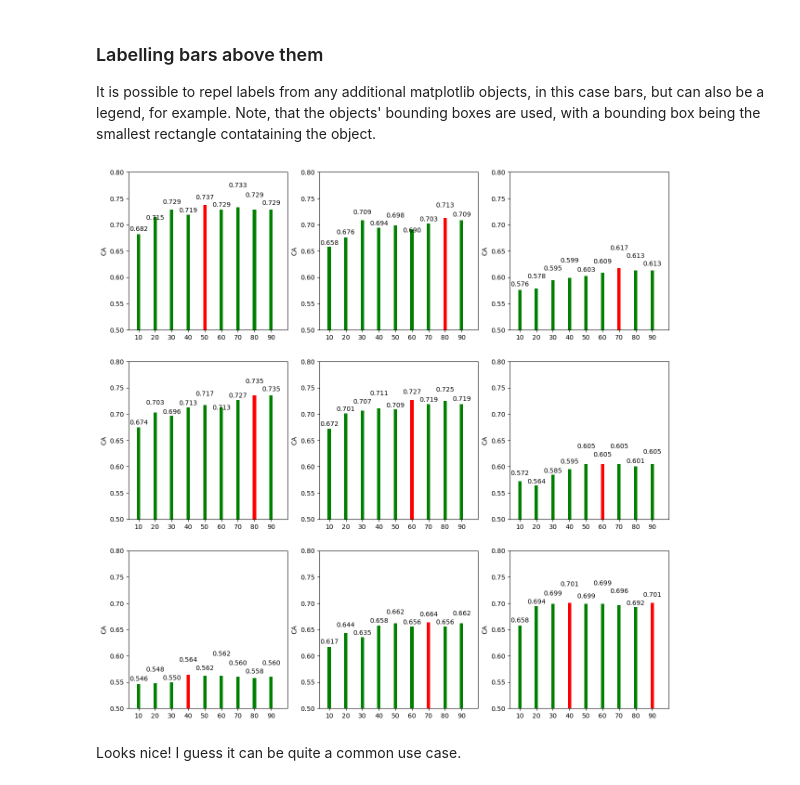
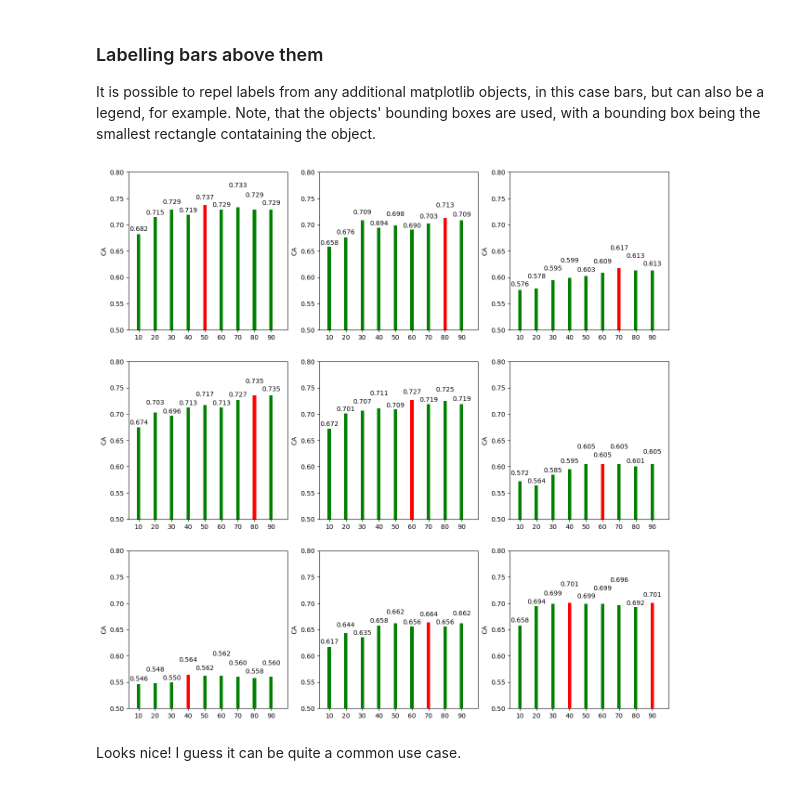
Before and after one commit to Phlya/adjustText, a Jupyter notebook: docs/source/Examples.ipynb, the cells around one changed output. Cells and saved outputs as stored; diff of their text form; code cells hidden in the pictures.

```diff
--- a/docs/source/Examples.ipynb
+++ b/docs/source/Examples.ipynb
@@ -196,28 +196,28 @@ data = [{'rf': [[10, 0.682312925170068], [20, 0.714904143475572], [30, 0.7291074
 
 fig = plt.figure(facecolor="w",figsize=(15,15))
 for i,result in enumerate(data):
 # Let's plot the bars
     ax=fig.add_subplot(3,3,i+1)
     x = [item[0] for item in result['rf']]
     y = [item[1] for item in result['rf']]
     ax.axis(ymin=0.5,ymax=0.8,xmin=4,xmax=100)
     bars=ax.bar(x,y,color='green',tick_label=x,width=2)
 # And add the labels, while changing the colour of some of the bars
     texts=[]
     for j,rect in enumerate(bars):
         left = rect.get_x()+1
         top = rect.get_y()+rect.get_height()
         texts.append(ax.text(left,top,'%.3f'%y[j], ha='center', va='bottom'))
         if y[j] == result['besttree']:
             rect.set_facecolor('red')
 
 # Now adjust the text. We don't want to move in the x direction and we want the labels to vertically aligned with the bars.
 # I also noticed that having a weaker force to repel texts from ech other makes the figure nicer.
     ax.set_ylabel('CA')
     adjust_text(texts, add_objects=bars,
-                only_move='y+')
+                only_move='y+', ax=ax);
 # %% [output]
-[figure, old version]
+[figure, new version]
 # %% [markdown]
 Looks nice! I guess it can be quite a common use case.
 # %% [markdown]
```
Also changed, not shown: parts of 16 cells of this notebook, 1 other file.
